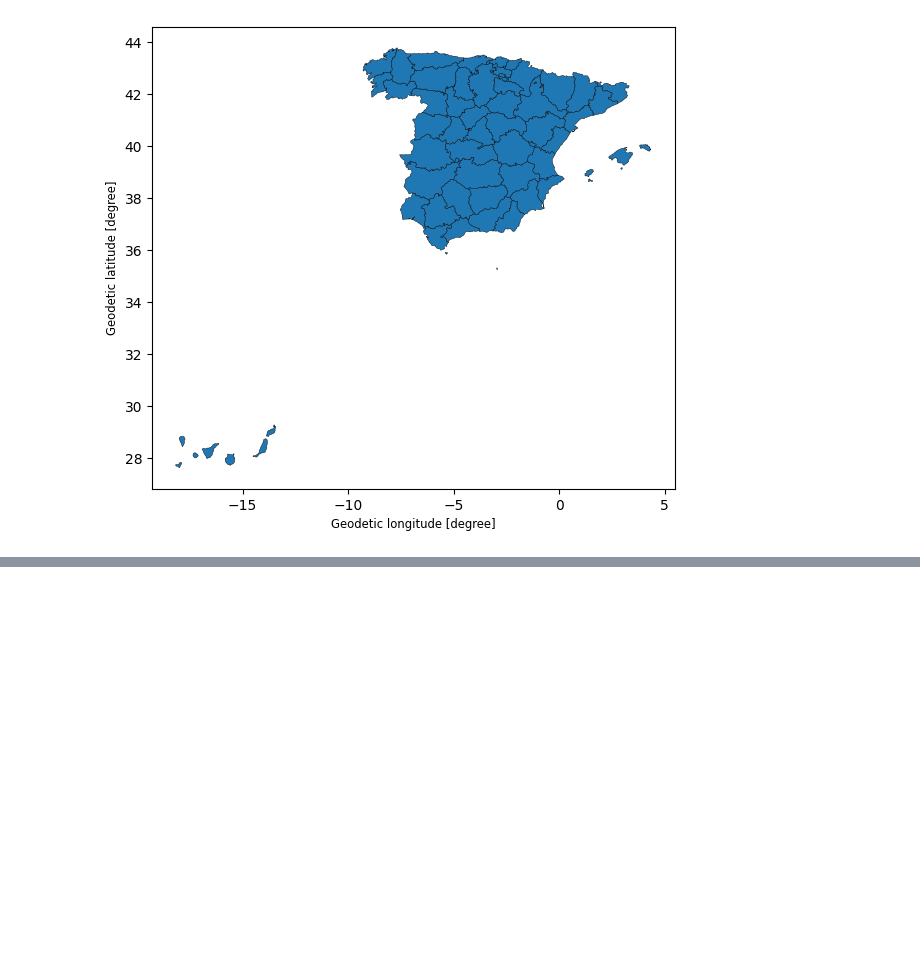
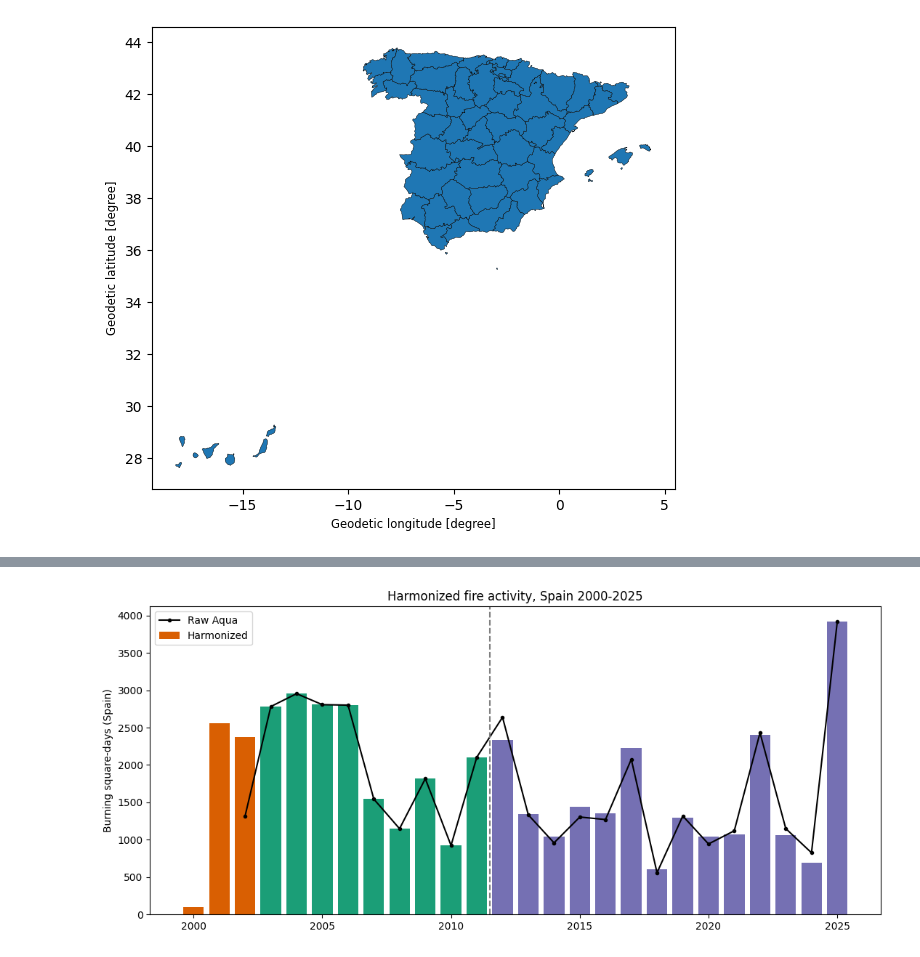
Before and after one commit to maiwassem01-gi/Arsonists-Project, a Jupyter notebook: Arsonists.ipynb, the cells around one changed output, grey strips where cells are left out. Saved outputs shown, nothing was run; the diff lists cells and outputs as text; code cells hidden in the pictures; blank space fills up the shorter version.

```diff
--- a/Arsonists.ipynb
+++ b/Arsonists.ipynb
@@ -39,0 +320,8 @@ EPSG:4326
+# %%
+for name, d in [("modis", df), ("snpp", df_viirs_snpp), ("noaa20", df_viirs_noaa20)]:
+    print(name, len(d))
+    print(list(d.columns))
+    print(d["confidence"].unique()[:10])
+    print(d["satellite"].unique())
+    print(d["acq_date"].min(), d["acq_date"].max())
+    print()
@@ -39,0 +824,20 @@ EPSG:4326
+# %%
+o = overlap.reset_index()
+o["lx"] = np.log(o["SNPP"] + 1)
+o["ly"] = np.log(o["Aqua"] + 1)
+o["season"] = np.where(o["month"].between(6, 9), "summer", "other")
+
+rows = []
+for yr in sorted(o["year"].unique()):
+    train, test = o[o["year"] != yr], o[o["year"] == yr]
+    pred_total = 0
+    for s in ["summer", "other"]:
+        tr, te = train[train["season"] == s], test[test["season"] == s]
+        b, a = np.polyfit(tr["lx"], tr["ly"], 1)
+        pred_total += (np.exp(a + b * te["lx"]) - 1).sum()
+    err = (pred_total - test["Aqua"].sum()) / test["Aqua"].sum() * 100
+    rows.append((yr, round(err, 1)))
+
+res = pd.DataFrame(rows, columns=["held_out_year", "yearly_total_error_%"])
+print(res)
+print("mean absolute error:", res["yearly_total_error_%"].abs().mean().round(1))
@@ -39,0 +1091,19 @@ EPSG:4326
+# %%
+import matplotlib.pyplot as plt
+
+y = out.groupby("year").agg(h=("count_harmonized", "sum"),
+                            aqua=("count_aqua_raw", "sum"))
+src = out.groupby("year")["source"].agg(lambda s: s.value_counts().idxmax())
+colors = src.map({"Terra_scaled": "#d95f02", "Aqua": "#1b9e77", "VIIRS_scaled": "#7570b3"})
+
+fig, ax = plt.subplots(figsize=(11, 5))
+ax.bar(y.index, y["h"], color=colors, label="Harmonized")
+ax.plot(y.index[y.aqua > 0], y["aqua"][y.aqua > 0], "k.-", label="Raw Aqua")
+ax.axvline(2011.5, color="gray", ls="--")
+ax.set_ylabel("Burning square-days (Spain)")
+ax.set_title("Harmonized fire activity, Spain 2000-2025")
+ax.legend()
+plt.tight_layout()
+plt.show()
+# %% [output]
+[figure, added]
```
Also changed, not shown: parts of 53 cells of this notebook.
